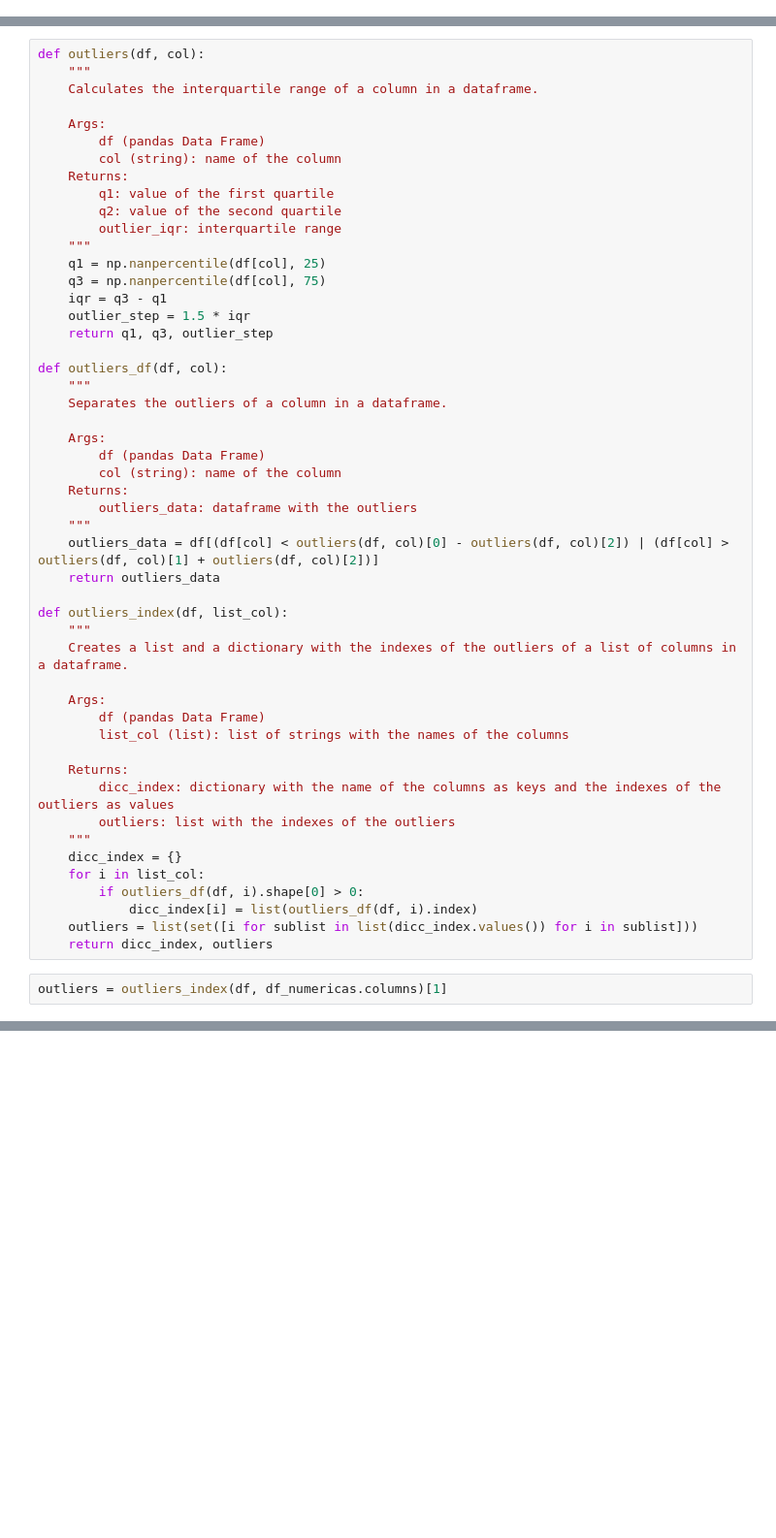
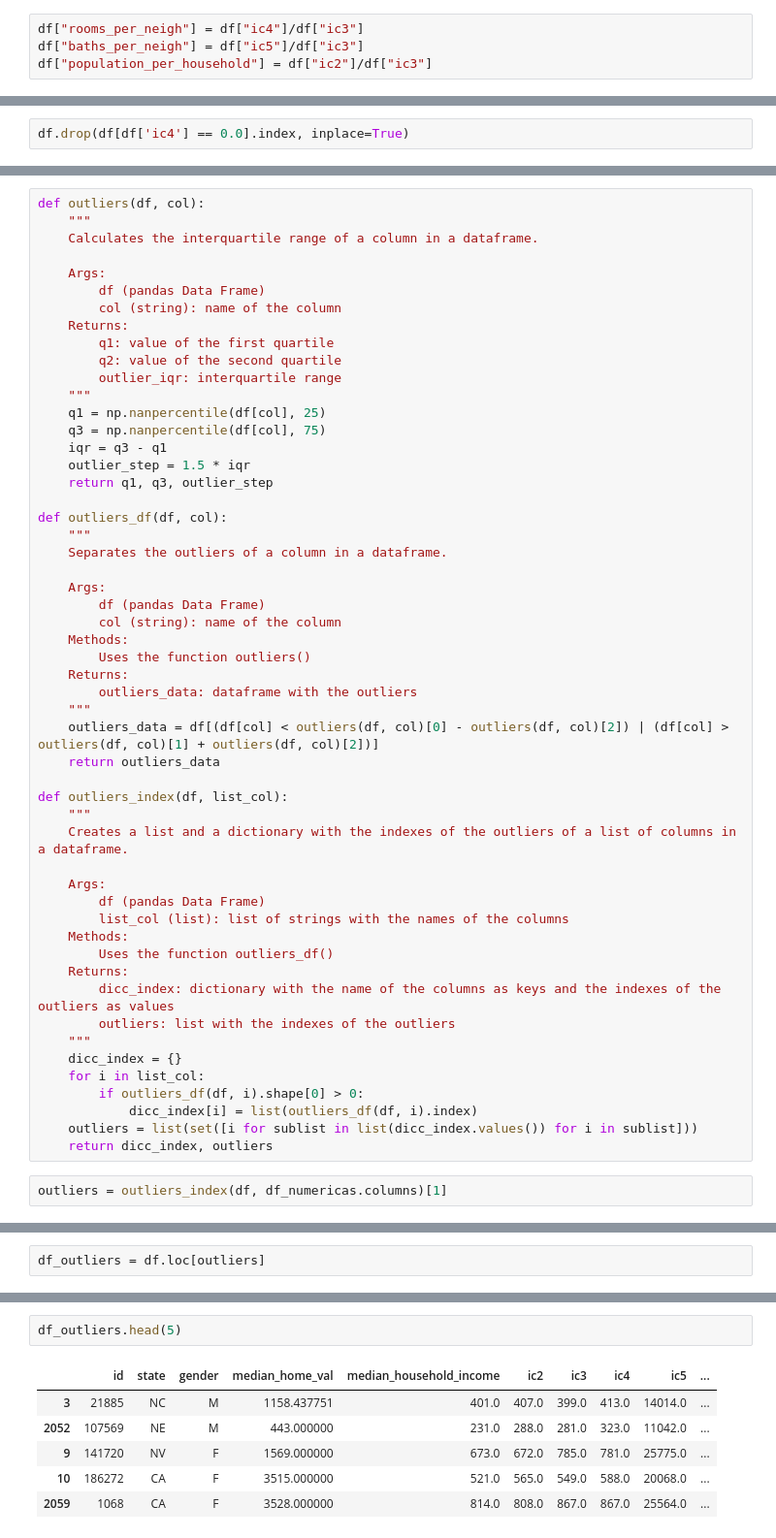
Before and after one commit to Origamologo/-California-cleanin-, a Jupyter notebook: california.ipynb, the cells around one changed output, grey strips where cells are left out. Shown at 97% size. Saved outputs shown, nothing was run; the diff lists cells and outputs as text; blank space fills up the shorter version.

```diff
--- a/california.ipynb
+++ b/california.ipynb
@@ -37,0 +57,4 @@ df.duplicated(subset=["id"]).sum()
+# %%
+df["rooms_per_neigh"] = df["ic4"]/df["ic3"]
+df["baths_per_neigh"] = df["ic5"]/df["ic3"]
+df["population_per_household"] = df["ic2"]/df["ic3"]
@@ -193,3 +246,5 @@ df_numericas["ic4"].min()
 df.drop(df[df['avggift'] == 450.0].index, inplace=True)
 # %%
 df.drop(df[df['ic5'] == 174523.0].index, inplace=True)
+# %%
+df.drop(df[df['ic4'] == 0.0].index, inplace=True)
@@ -219,6 +278,8 @@ def outliers_df(df, col):
     Args:
         df (pandas Data Frame)
         col (string): name of the column
+    Methods:
+        Uses the function outliers()
     Returns:
         outliers_data: dataframe with the outliers
     """
@@ -232,7 +293,8 @@ def outliers_index(df, list_col):
     Args:
         df (pandas Data Frame)
         list_col (list): list of strings with the names of the columns
-
+    Methods:
+        Uses the function outliers_df()
     Returns:
         dicc_index: dictionary with the name of the columns as keys and the indexes of the outliers as values
         outliers: list with the indexes of the outliers
@@ -251,0 +318,2 @@ len(outliers)
+# %%
+df_outliers = df.loc[outliers]
@@ -251,0 +324,9 @@ len(outliers)
+# %%
+df_outliers.head(5)
+# %% [output]
+|  | id | state | gender | median_home_val | median_household_income | ic2 | ic3 | ic4 | ic5 | ... |
+| 3 | 21885 | NC | M | 1158.437751 | 401.0 | 407.0 | 399.0 | 413.0 | 14014.0 | ... |
+| 2052 | 107569 | NE | M | 443.000000 | 231.0 | 288.0 | 281.0 | 323.0 | 11042.0 | ... |
+| 9 | 141720 | NV | F | 1569.000000 | 673.0 | 672.0 | 785.0 | 781.0 | 25775.0 | ... |
+| 10 | 186272 | CA | F | 3515.000000 | 521.0 | 565.0 | 549.0 | 588.0 | 20068.0 | ... |
+| 2059 | 1068 | CA | F | 3528.000000 | 814.0 | 808.0 | 867.0 | 867.0 | 25564.0 | ... |
```
Also changed, not shown: parts of 12 cells of this notebook, 1 other file.
